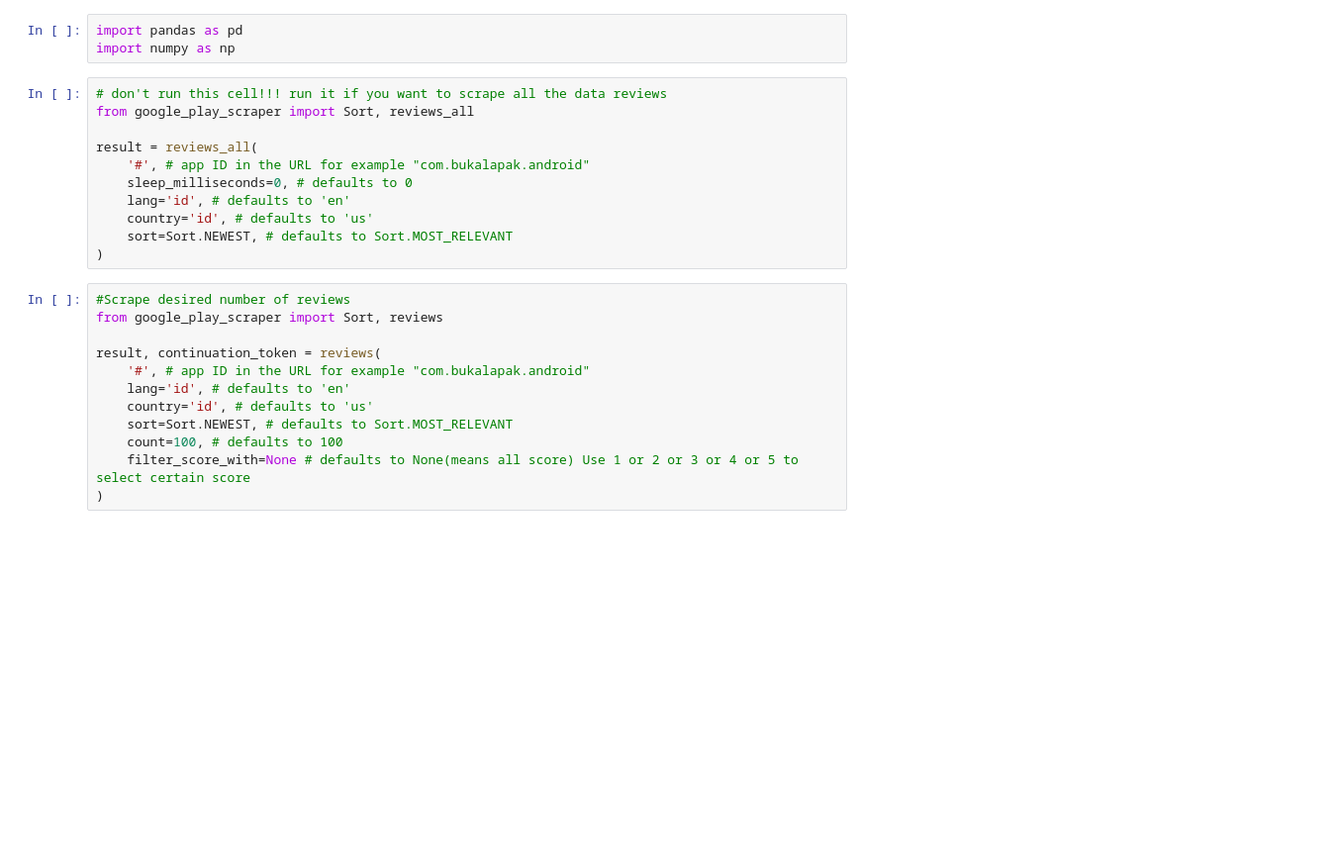
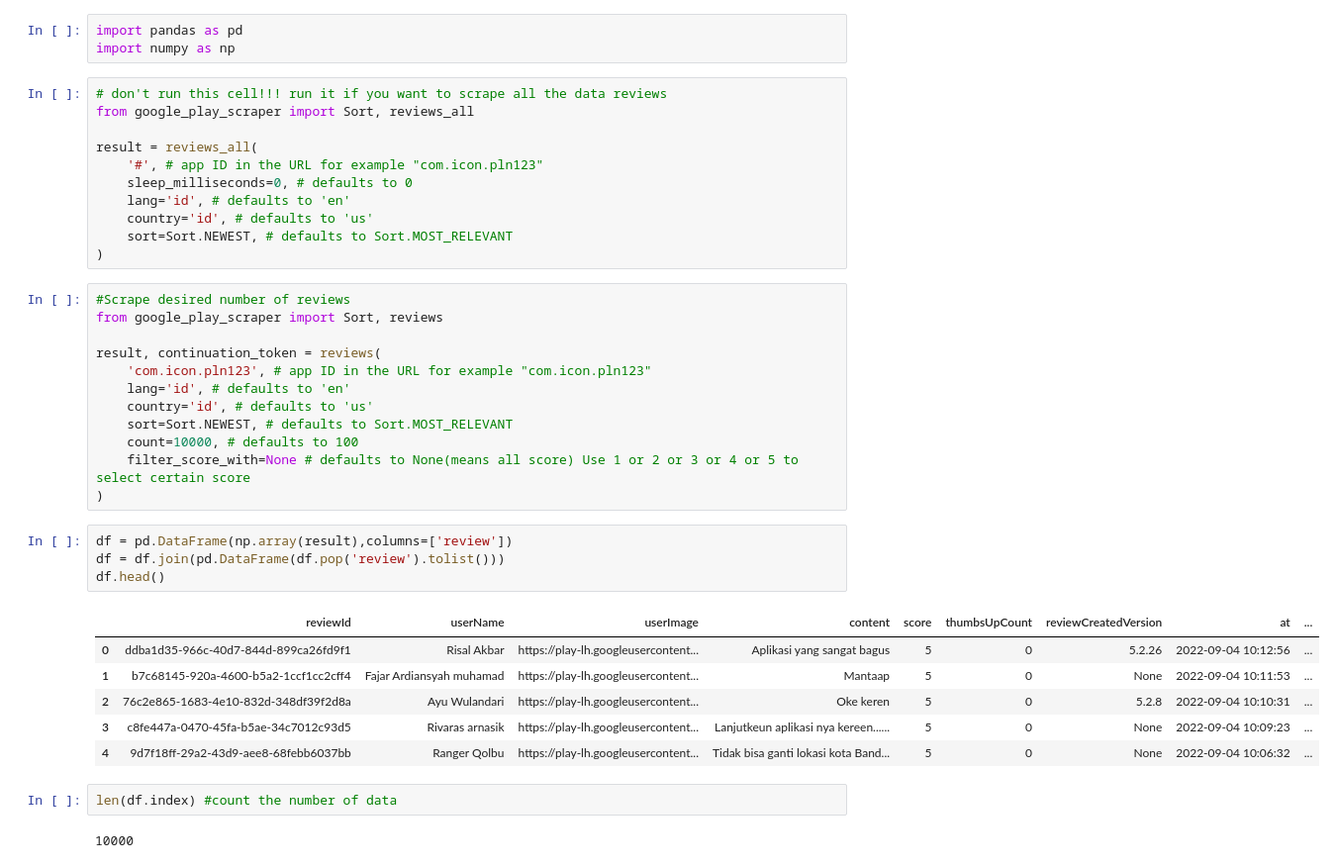
Before and after one commit to kangnurrohman/scrapper-for-google-play-store, a Jupyter notebook: src/Scrapper for Google Play Store.ipynb, the cells around one changed output. Shown at 99% size. Drawn from its saved outputs; the diff is of its cells as text; blank space fills up the shorter version.

```diff
--- a/src/Scrapper for Google Play Store.ipynb
+++ b/src/Scrapper for Google Play Store.ipynb
@@ -12,7 +12,7 @@ import numpy as np
 from google_play_scraper import Sort, reviews_all
 
 result = reviews_all(
-    '#', # app ID in the URL for example "com.bukalapak.android"
+    '#', # app ID in the URL for example "com.icon.pln123"
     sleep_milliseconds=0, # defaults to 0
     lang='id', # defaults to 'en'
     country='id', # defaults to 'us'
@@ -23,10 +23,25 @@ result = reviews_all(
 from google_play_scraper import Sort, reviews
 
 result, continuation_token = reviews(
-    '#', # app ID in the URL for example "com.bukalapak.android"
+    'com.icon.pln123', # app ID in the URL for example "com.icon.pln123"
     lang='id', # defaults to 'en'
     country='id', # defaults to 'us'
     sort=Sort.NEWEST, # defaults to Sort.MOST_RELEVANT
-    count=100, # defaults to 100
+    count=10000, # defaults to 100
     filter_score_with=None # defaults to None(means all score) Use 1 or 2 or 3 or 4 or 5 to select certain score
 )
+# %%
+df = pd.DataFrame(np.array(result),columns=['review'])
+df = df.join(pd.DataFrame(df.pop('review').tolist()))
+df.head()
+# %% [output]
+|  | reviewId | userName | userImage | content | score | thumbsUpCount | reviewCreatedVersion | at | ... |
+| 0 | ddba1d35-966c-40d7-844d-899ca26fd9f1 | Risal Akbar | https://play-lh.googleusercontent... | Aplikasi yang sangat bagus | 5 | 0 | 5.2.26 | 2022-09-04 10:12:56 | ... |
+| 1 | b7c68145-920a-4600-b5a2-1ccf1cc2cff4 | Fajar Ardiansyah muhamad | https://play-lh.googleusercontent... | Mantaap | 5 | 0 | None | 2022-09-04 10:11:53 | ... |
+| 2 | 76c2e865-1683-4e10-832d-348df39f2d8a | Ayu Wulandari | https://play-lh.googleusercontent... | Oke keren | 5 | 0 | 5.2.8 | 2022-09-04 10:10:31 | ... |
+| 3 | c8fe447a-0470-45fa-b5ae-34c7012c93d5 | Rivaras arnasik | https://play-lh.googleusercontent... | Lanjutkeun aplikasi nya kereen...... | 5 | 0 | None | 2022-09-04 10:09:23 | ... |
+| 4 | 9d7f18ff-29a2-43d9-aee8-68febb6037bb | Ranger Qolbu | https://play-lh.googleusercontent... | Tidak bisa ganti lokasi kota Band... | 5 | 0 | None | 2022-09-04 10:06:32 | ... |
+# %%
+len(df.index) #count the number of data
+# %% [output]
+10000
```
Also changed, not shown: parts of 4 cells of this notebook.
